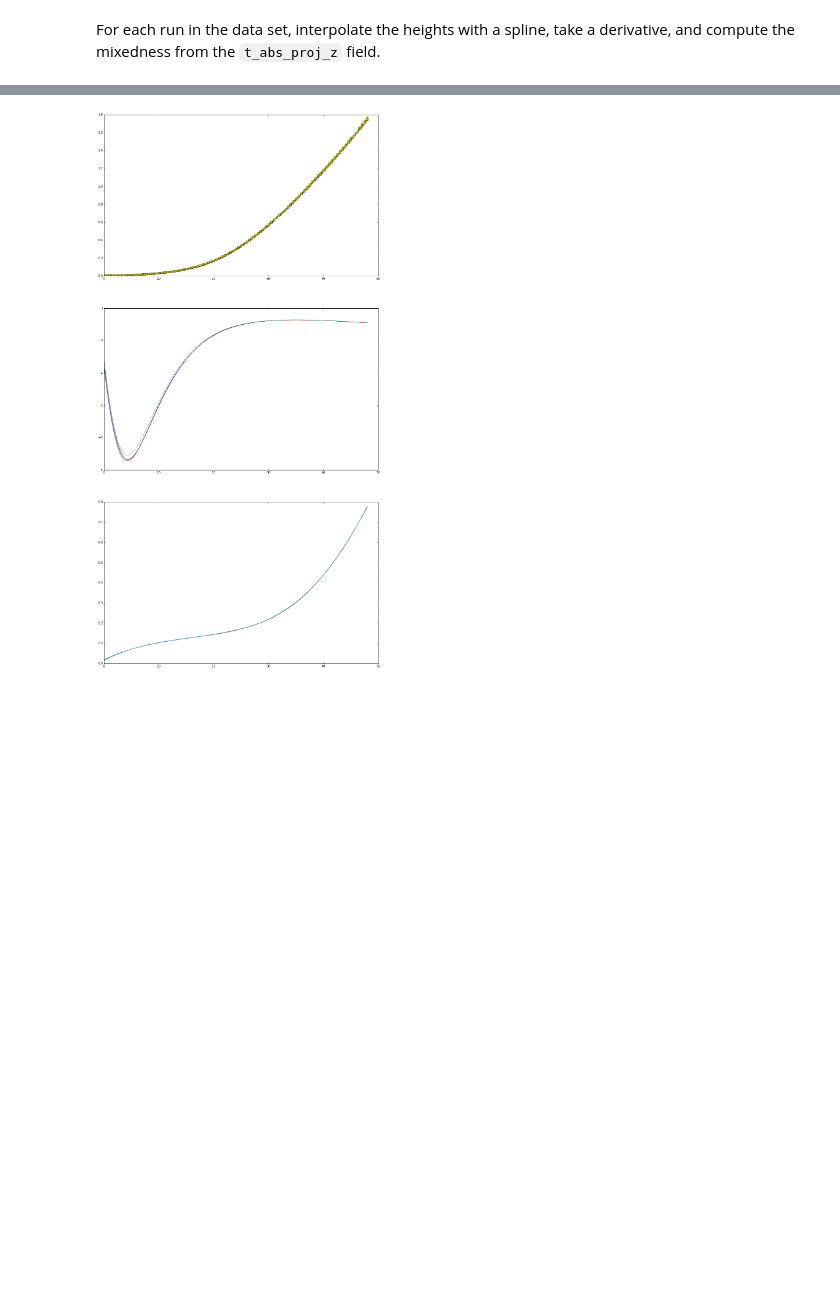
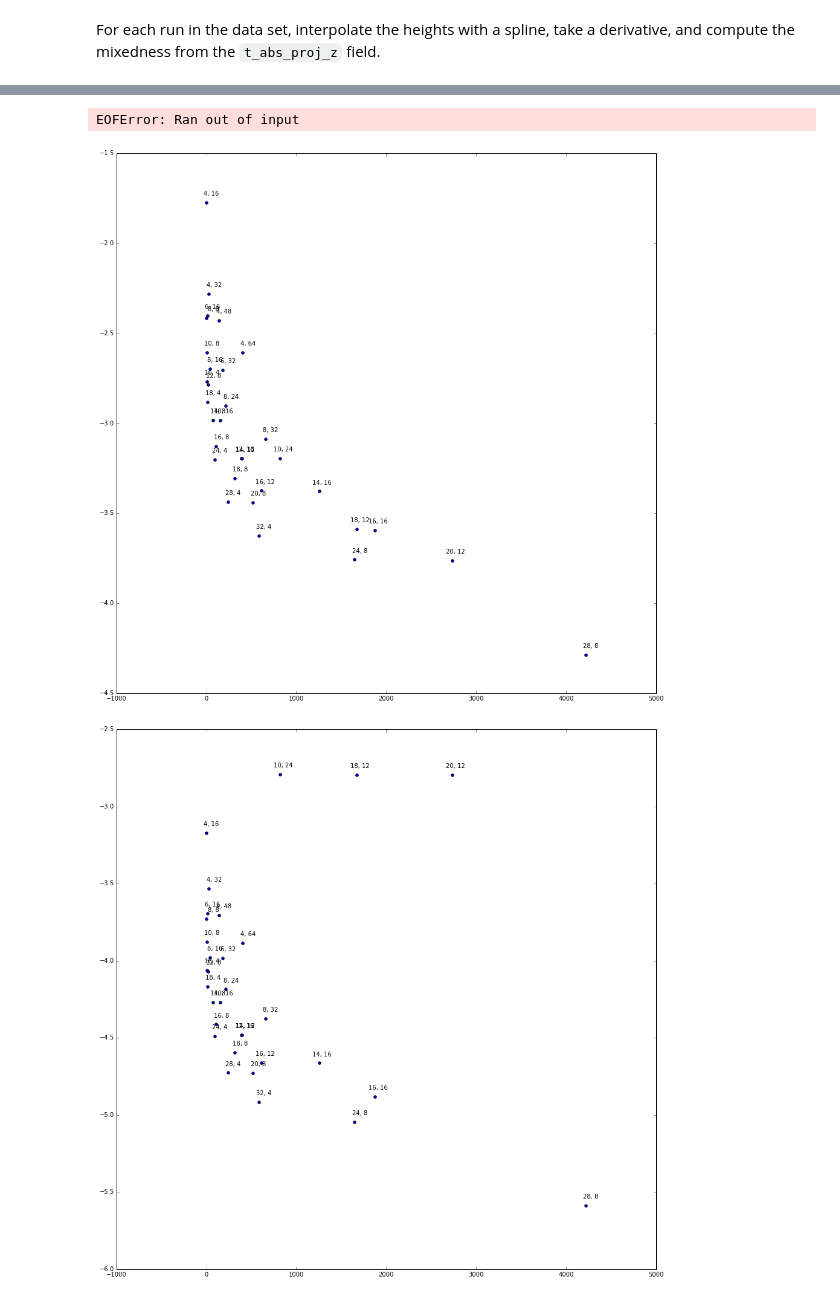
Before and after one commit to maxhutch/ConvergeRTI, a Jupyter notebook: ConvergencePlots.ipynb, the cells around one changed output, grey strips where cells are left out. Drawn from its saved outputs; the diff is of its cells as text; code cells hidden in the pictures; blank space fills up the shorter version.

Commit message:
Syncing plots.

```diff
--- a/ConvergencePlots.ipynb
+++ b/ConvergencePlots.ipynb
@@ -164,31 +127,39 @@ Tss = [np.linspace(sc[:,height].keys()[0], sc[:,height].keys()[-1], 1000) for sc
-# %%
-def plot_model(p, spl, V, A, T, sc, axs, nplot):
-        L = 1/p["kmin"]
-        Atwood = p["g"] * p["atwood"]
-        visc = p["viscosity"]
-        diff = p["conductivity"]
-        y0 = [p["amp0"]/p["kmin"], 0., p['delta']*L*L/np.sqrt(np.pi)]
-        t0 = 0.
-
-        Darcy = Atwood * L * L / (113.816 * visc)
-
-        H_num = spl(T) / L;
-        At_num =1-(p['extent_mesh'][2]- p['extent_mesh'][2]*A(T))/H_num
-
-        axs[0].plot(T, H_num);
-        axs[0].plot(sc[:,height].keys(), np.array(sc[:,height].values()) / L, 'yo')
-
-        axs[1].plot(T, At_num);
-
-        axs[2].plot(T, (1-A(T))*p['extent_mesh'][2]);
-        #axs[nrow][3].axhline(Darcy/ np.sqrt(Atwood * L));
-        #axs[nrow][0].set_xbound(0,6)
-        #axs[nrow][0].set_ybound(0,.025)
-
-nplot = 3
-fig, axs = plt.subplots(nplot, figsize=(16,8 * len(ps)));
-#plot_model(rp, spl, V, A, T, sc, axs, nplot)
-for p, spl, V, A, T, sc in zip(ps, spls, Frs, As, Tss, scs):
-    plot_model(p, spl, V, A, T, sc, axs, nplot)
-# %% [output]
-[figure, removed]
+# %%
+import pickle
+with open("err.p", "wb") as f:
+    pickle.dump(err_d, f)
+# %%
+import pickle
+with open("times_shaheen.p", "rb") as f:
+    times_shaheen = CachedSlict(pickle.load(f))
+with open("times_mira.p", "rb") as f:
+    times_mira = CachedSlict(pickle.load(f))
+# %% [output]
+EOFError: Ran out of input
+# %%
+import pickle
+with open("err.p", "rb") as f:
+    err_d = pickle.load(f)
+# %%
+def my_scatter(xs, ys, labels):
+    plt.scatter(xs, ys)
+    for x, y, label in zip(xs, ys, labels):
+        plt.annotate(label, xy=(x, y), xytext = (20, 10), textcoords = 'offset points', ha = 'right', va = 'bottom')
+
+def err_vs(time, name):
+    err = CachedSlict(err_d)
+    plt.figure(figsize=(16,16))
+    core_hr = np.log10(np.array([time[k[0],k[1]] for k in time[:,:].keys() if k in err[:,:,'H'].keys()])/3600)
+    log_err = np.log10(np.array([err[k[0], k[1], 'H'] for k in err[:,:,'H'].keys() if k in time[:,:].keys()]))
+    labels = ["{:d}, {:d}".format(k[0], k[1]) for k in time[:,:].keys() if k in err[:,:,'H'].keys()]
+    my_scatter(core_hr, log_err, labels)
+    plt.savefig('{}_H.pdf'.format(name))
+    plt.figure(figsize=(16,16))
+    log_err = np.log10(np.array([err[k[0], k[1], 'A'] for k in err[:,:,'A'].keys() if k in time[:,:].keys()]))
+    my_scatter(core_hr, log_err, labels)
+    plt.savefig('{}_A.pdf'.format(name))
+# %%
+err_vs(times_mira[:,:,'time'], 'mira')
+# %% [output]
+[figure, added]
+[figure, added]
```
Also changed, not shown: parts of 10 cells of this notebook, 2 other files.
